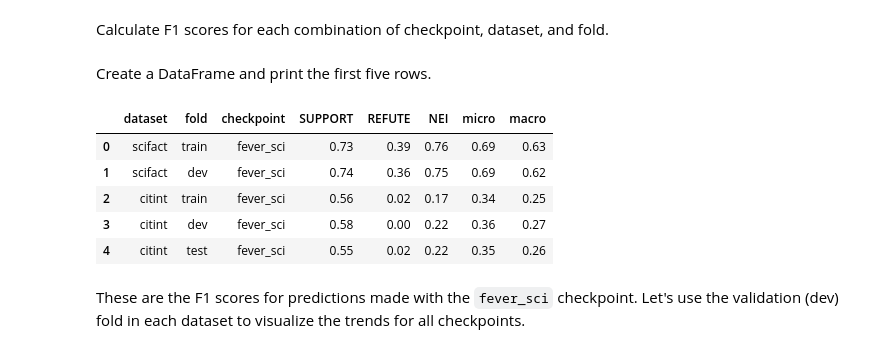
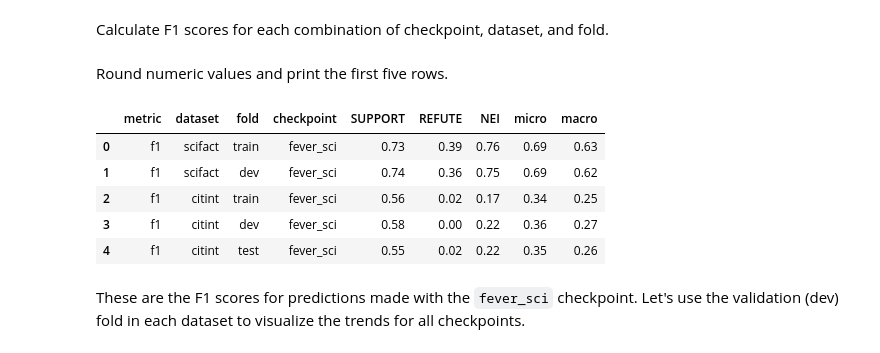
Before and after one commit to jedick/MLE-capstone-project, a Jupyter notebook: doc/07_Baselines.ipynb, the cells around one changed output. Saved outputs shown, nothing was run; the diff lists cells and outputs as text; code cells hidden in the pictures.

```diff
--- a/doc/07_Baselines.ipynb
+++ b/doc/07_Baselines.ipynb
@@ -32,46 +32,23 @@ import eval
 # %% [markdown]
 Calculate F1 scores for each combination of checkpoint, dataset, and fold.
 # %%
-# Start with empty lists for string columns of output DataFrame
-ds, fs, cs = [], [], []
-
-# Loop over checkpoints and datasets
+# List checkpoints and datasets
 datasets = ['scifact', 'scifact', 'citint', 'citint', 'citint']
 folds = ['train', 'dev', 'train', 'dev', 'test']
 checkpoints = ['fever_sci', 'covidfact', 'healthver', 'scifact', 'citint']
-# Initialize empty array of the right shape
-f1_array = np.zeros(shape=(len(datasets) * len(checkpoints), 5))
-for icheckpoint in range(len(checkpoints)):
-    for idataset in range(len(datasets)):
-        # Read the data and predictions
-        dataset = datasets[idataset]
-        fold = folds[idataset]
-        checkpoint = checkpoints[icheckpoint]
-        # Append the names to the lists
-        ds.append(dataset)
-        fs.append(fold)
-        cs.append(checkpoint)
-        data = eval.read_data(f'../data/{dataset}', fold)
-        predictions = eval.read_predictions(f'../predictions/baseline/{checkpoint}_{dataset}_{fold}.jsonl')
-        f1_values = eval.calc_f1(data, predictions)
-        # The row index where we'll put the results
-        idx = len(datasets) * icheckpoint + idataset
-        f1_array[idx] = f1_values
+# Get DataFrame of F1 scores
+df = eval.get_metric(datasets, folds, checkpoints, 'f1')
 # %% [markdown]
-Create a DataFrame and print the first five rows.
+Round numeric values and print the first five rows.
 # %%
-
-f1_df = pd.DataFrame(f1_array.round(2), columns = ['SUPPORT', 'REFUTE', 'NEI', 'micro', 'macro'])
-names_df = pd.DataFrame({'dataset': ds, 'fold': fs, 'checkpoint': cs})
-df = pd.concat([names_df, f1_df], axis = 1)
-df.head()
+df.round(2).head()
 # %% [output]
-|  | dataset | fold | checkpoint | SUPPORT | REFUTE | NEI | micro | macro |
-| 0 | scifact | train | fever_sci | 0.73 | 0.39 | 0.76 | 0.69 | 0.63 |
-| 1 | scifact | dev | fever_sci | 0.74 | 0.36 | 0.75 | 0.69 | 0.62 |
-| 2 | citint | train | fever_sci | 0.56 | 0.02 | 0.17 | 0.34 | 0.25 |
-| 3 | citint | dev | fever_sci | 0.58 | 0.00 | 0.22 | 0.36 | 0.27 |
-| 4 | citint | test | fever_sci | 0.55 | 0.02 | 0.22 | 0.35 | 0.26 |
+|  | metric | dataset | fold | checkpoint | SUPPORT | REFUTE | NEI | micro | macro |
+| 0 | f1 | scifact | train | fever_sci | 0.73 | 0.39 | 0.76 | 0.69 | 0.63 |
+| 1 | f1 | scifact | dev | fever_sci | 0.74 | 0.36 | 0.75 | 0.69 | 0.62 |
+| 2 | f1 | citint | train | fever_sci | 0.56 | 0.02 | 0.17 | 0.34 | 0.25 |
+| 3 | f1 | citint | dev | fever_sci | 0.58 | 0.00 | 0.22 | 0.36 | 0.27 |
+| 4 | f1 | citint | test | fever_sci | 0.55 | 0.02 | 0.22 | 0.35 | 0.26 |
 # %% [markdown]
 These are the F1 scores for predictions made with the `fever_sci` checkpoint.
 Let's use the validation (dev) fold in each dataset to visualize the trends for all checkpoints.
```
Also changed, not shown: parts of 7 cells of this notebook, 41 other files.
